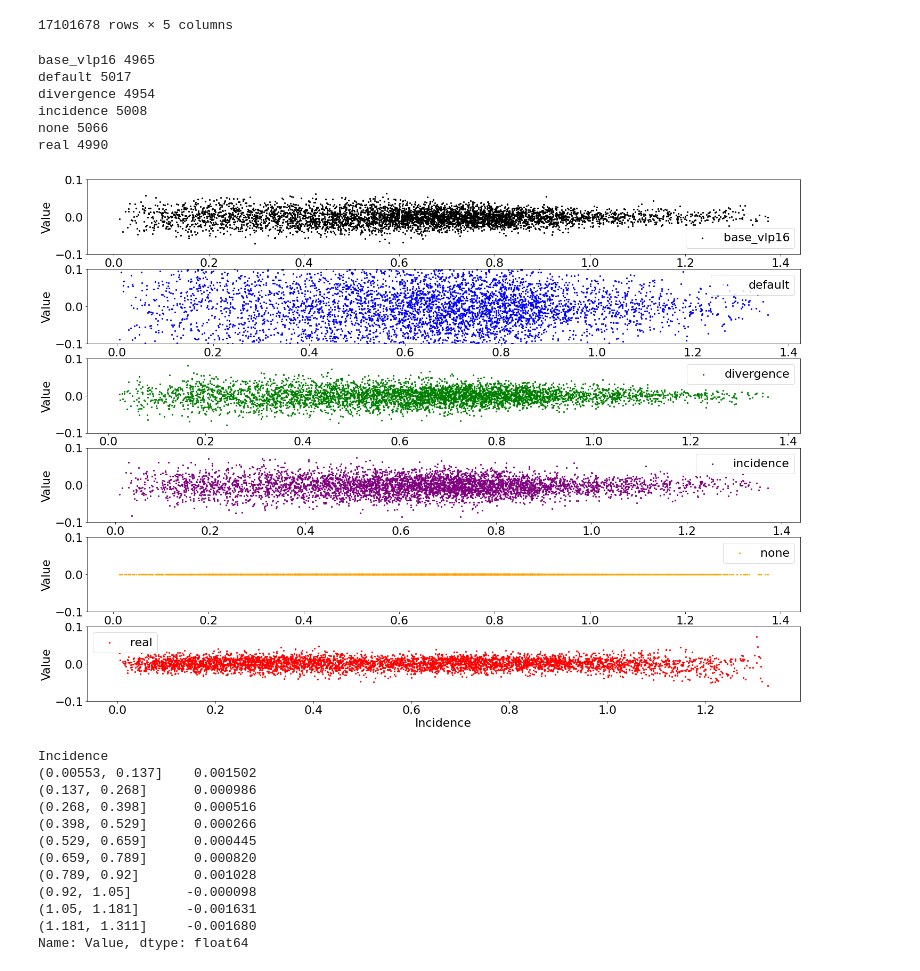
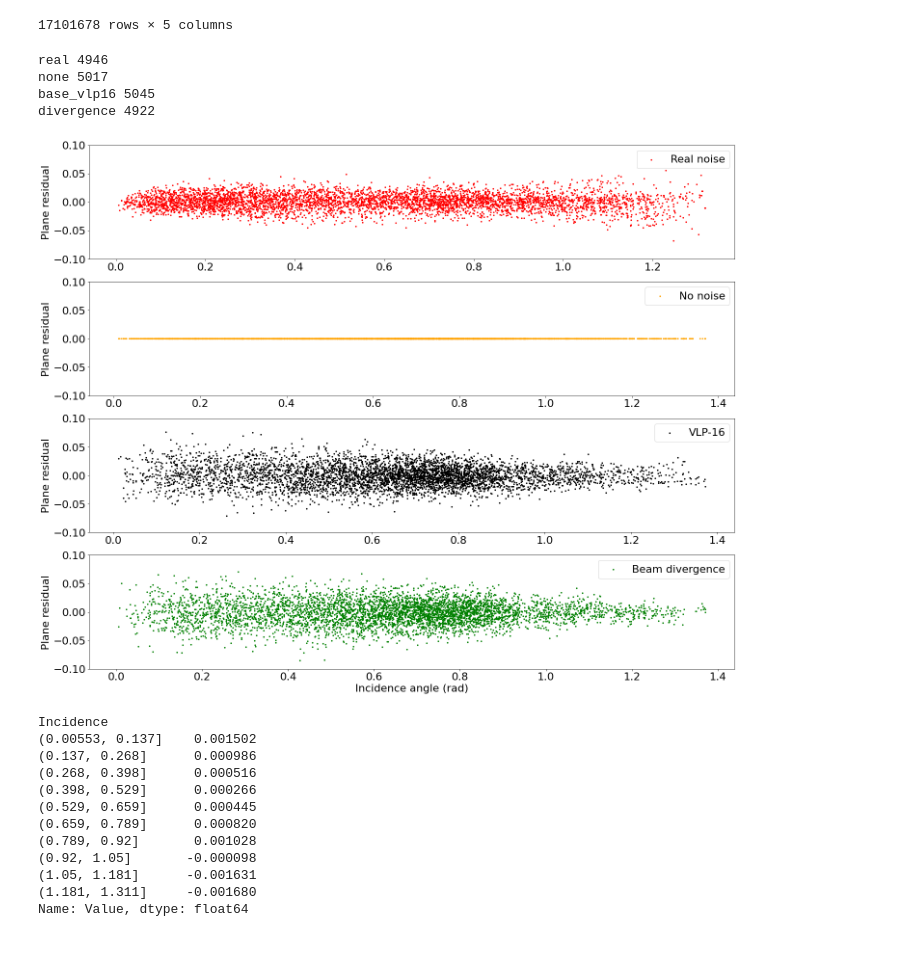
Before and after one commit to branislavjenco/thesis-code, a Jupyter notebook: using-pandas.ipynb, the cells around one changed output. Saved outputs shown, nothing was run; the diff lists cells and outputs as text; code cells hidden in the pictures.

```diff
--- a/using-pandas.ipynb
+++ b/using-pandas.ipynb
@@ -87,43 +96,45 @@ def angle_between(v1, v2):
             3.141592653589793
     """
     v1_u = unit_vector(v1)
     v2_u = unit_vector(v2)
     return np.arccos(np.clip(np.dot(v1_u, v2_u), -1.0, 1.0))
 
 def get_incidence_angle(x, y, z, dist, kind, error):
     scanner_position = np.array([0, 0, 0]) if error == "real" else np.array([0, dist, 1])
     start = scanner_position
     end = np.array([x,y,z])
 #     end = np.array([0, 1, 0])
     v =  end - start
     wall_normal = np.array([0, -1, 0]) if error == "real" else np.array([0, 1, 0])
     floor_normal = np.array([0, 0, 1])
     n = wall_normal if kind == "wall" else floor_normal
     return -(angle_between(v, n) - np.pi)
 # Maybe we dont need to correct the incident angle (we are in world coords)
 
 # Between scanner and point, x is left to right, y is distance between and z is up and down
 df_reset = df.sample(30000).reset_index()
 df_reset["Incidence"] = [get_incidence_angle(*a) for a in tuple(zip(df_reset["X"], df_reset["Y"], df_reset["Z"], df_reset["Distance"], df_reset["Kind"], df_reset["Error"]))]
 
 colors_by_kind = { "wall": "red", "floor": "blue"}
 colors_by_error = { "real": "red", "none": "orange", "default": "blue", "base_vlp16": "black", "divergence": "green", "incidence": "purple"}
-fig, axes = plt.subplots(figsize=(24, 18), nrows=len(colors_by_error), ncols=1)
-grouped = df_reset.groupby('Error')
+fig, axes = plt.subplots(figsize=(24, 20), nrows=4, ncols=1)
+error_models_reduced = ["real", "none", "base_vlp16", "divergence"]
+grouped = df_reset.set_index("Error").loc[error_models_reduced].groupby('Error', sort=False)
 counter = 0
 for key, group in grouped:
     print(key, len(group))
-    group.plot.scatter(ax=axes[counter], x="Incidence", y="Value",marker='.',color=colors_by_error[key], label=key, ylim=[-0.1, 0.1])
+    group.plot.scatter(ax=axes[counter], x="Incidence", y="Value", ylabel="Plane residual", xlabel="", marker='.',color=colors_by_error[key], label=error2label[key], ylim=[-0.1, 0.1])
     counter = counter + 1
+plt.xlabel("Incidence angle (rad)")
+fig.savefig("plots/d_com.png", bbox_inches='tight', pad_inches=1)
+
 plt.show()
 # %% [output]
-base_vlp16 4965
-default 5017
-divergence 4954
-incidence 5008
-none 5066
-real 4990
+real 4946
+none 5017
+base_vlp16 5045
+divergence 4922
-[figure, old version]
+[figure, new version]
 # %%
 fig, axes = plt.subplots(figsize=(24,12), nrows=2)
 real = df_reset[df_reset["Error"] == 'real']
```
Also changed, not shown: parts of 3 cells of this notebook, 1 other file.
